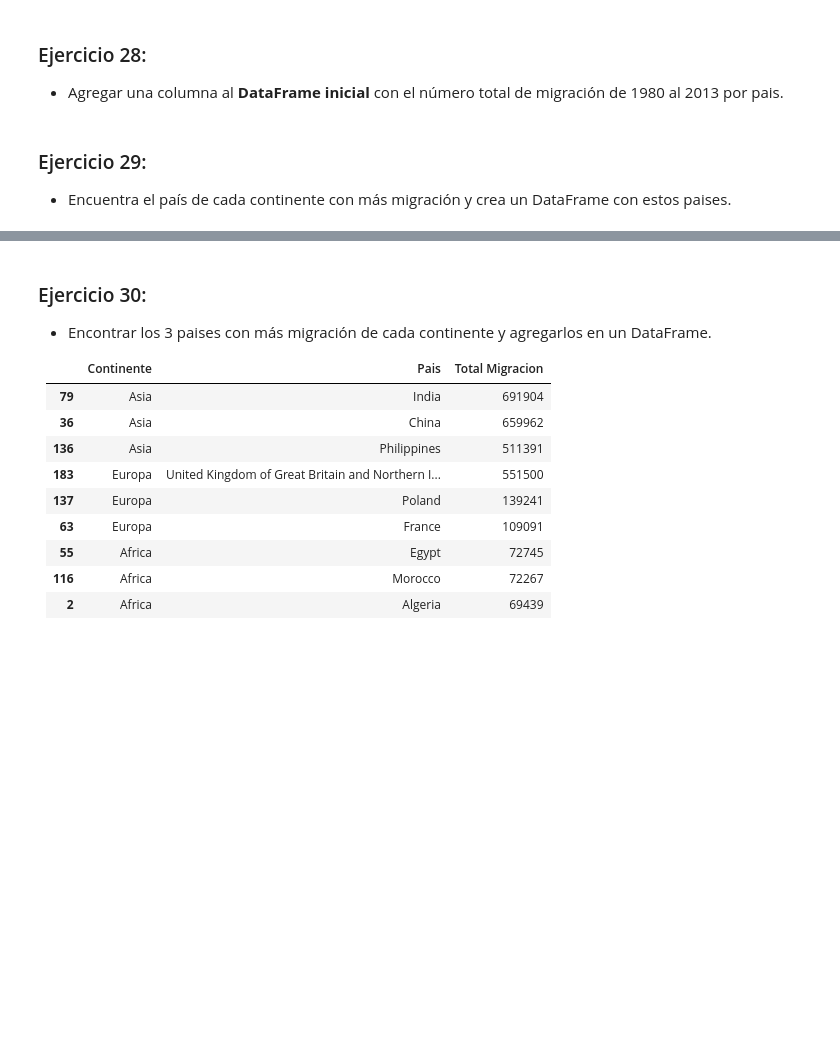
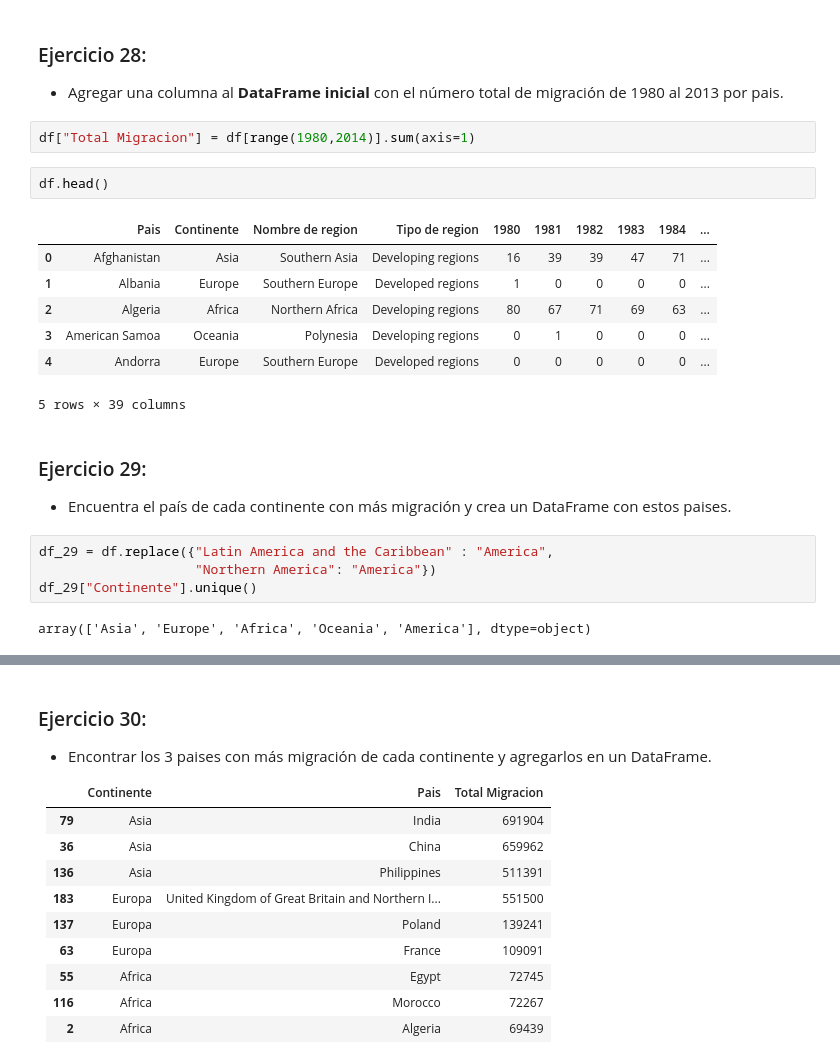
Before and after one commit to Noelia-MS/Ejercicios-Noelia, a Jupyter notebook: MOD03_Datascience/03. Notebooks Ejercicios/03.pandas_1.ipynb, the cells around one changed output, grey strips where cells are left out. Saved outputs shown, nothing was run; the diff lists cells and outputs as text; blank space fills up the shorter version.

```diff
--- a/MOD03_Datascience/03. Notebooks Ejercicios/03.pandas_1.ipynb
+++ b/MOD03_Datascience/03. Notebooks Ejercicios/03.pandas_1.ipynb
@@ -549,6 +600,24 @@ df_maxi.head(5)
 # %% [markdown]
 ### Ejercicio 28:
 - Agregar una columna al **DataFrame inicial** con el número total de migración de 1980 al 2013 por pais.
+# %%
+df["Total Migracion"] = df[range(1980,2014)].sum(axis=1)
+# %%
+df.head()
+# %% [output]
+|  | Pais | Continente | Nombre de region | Tipo de region | 1980 | 1981 | 1982 | 1983 | 1984 | ... |
+| 0 | Afghanistan | Asia | Southern Asia | Developing regions | 16 | 39 | 39 | 47 | 71 | ... |
+| 1 | Albania | Europe | Southern Europe | Developed regions | 1 | 0 | 0 | 0 | 0 | ... |
+| 2 | Algeria | Africa | Northern Africa | Developing regions | 80 | 67 | 71 | 69 | 63 | ... |
+| 3 | American Samoa | Oceania | Polynesia | Developing regions | 0 | 1 | 0 | 0 | 0 | ... |
+| 4 | Andorra | Europe | Southern Europe | Developed regions | 0 | 0 | 0 | 0 | 0 | ... |
+5 rows × 39 columns
 # %% [markdown]
 ### Ejercicio 29:
 - Encuentra el país de cada continente con más migración y crea un DataFrame con estos paises.
+# %%
+df_29 = df.replace({"Latin America and the Caribbean" : "America",
+                    "Northern America": "America"})
+df_29["Continente"].unique()
+# %% [output]
+array(['Asia', 'Europe', 'Africa', 'Oceania', 'America'], dtype=object)
```
Also changed, not shown: parts of 12 cells of this notebook.
